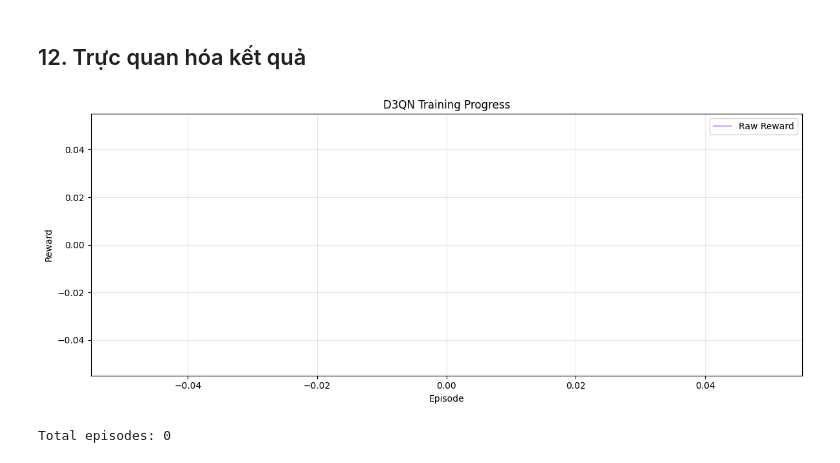
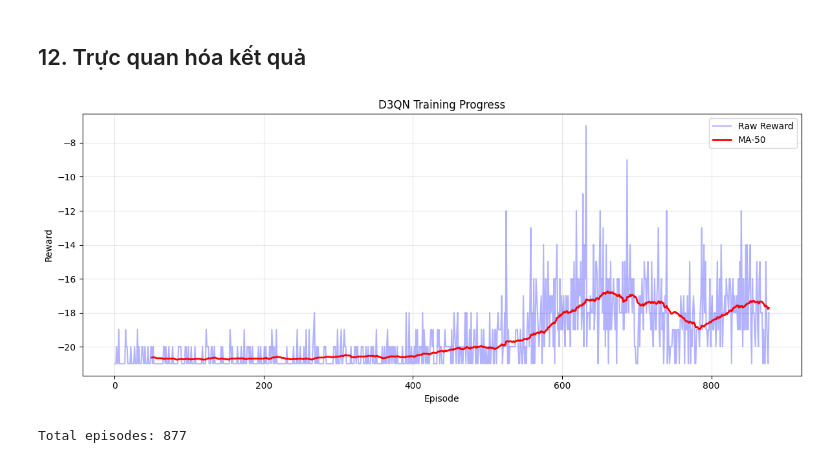
Before and after one commit to bawfng04/AI-Assignment, a Jupyter notebook: HW4/HW4_D3QN.ipynb, the cells around one changed output. Saved outputs shown, nothing was run; the diff lists cells and outputs as text; code cells hidden in the pictures.

```diff
--- a/HW4/HW4_D3QN.ipynb
+++ b/HW4/HW4_D3QN.ipynb
@@ -1630,33 +1630,33 @@ double_agent = train_double(double_config, device)
 # %%
 import re as regex
 import os
 
 log_path = 'logs/training.log'
 if not os.path.exists(log_path):
     print('Log chua co, hay train truoc!')
 else:
     episodes_list, rewards_list = [], []
     with open(log_path, 'r') as f:
         for line in f:
-            m = regex.search(r'ep=(\\d+),\\s*reward=([\\-\\d\\.]+)', line)
+            m = regex.search(r'ep=(\d+),\s*reward=([\-\d\.]+)', line)
             if m:
                 episodes_list.append(int(m.group(1)))
                 rewards_list.append(float(m.group(2)))
     plt.figure(figsize=(12, 5))
     plt.plot(episodes_list, rewards_list, alpha=0.3, color='blue', label='Raw Reward')
     window = 50
     if len(rewards_list) > window:
         smoothed = np.convolve(rewards_list, np.ones(window)/window, mode='valid')
         plt.plot(range(window, len(rewards_list)+1), smoothed, color='red', linewidth=2, label=f'MA-{window}')
     plt.xlabel('Episode')
     plt.ylabel('Reward')
     plt.title('D3QN Training Progress')
     plt.legend()
     plt.grid(True, alpha=0.3)
     plt.tight_layout()
     plt.savefig('training_curve.png', dpi=150)
     plt.show()
     print(f'Total episodes: {len(episodes_list)}')
 # %% [output]
-[figure, old version]
+[figure, new version]
-Total episodes: 0
+Total episodes: 877
```
Also changed, not shown: 1 other file.
